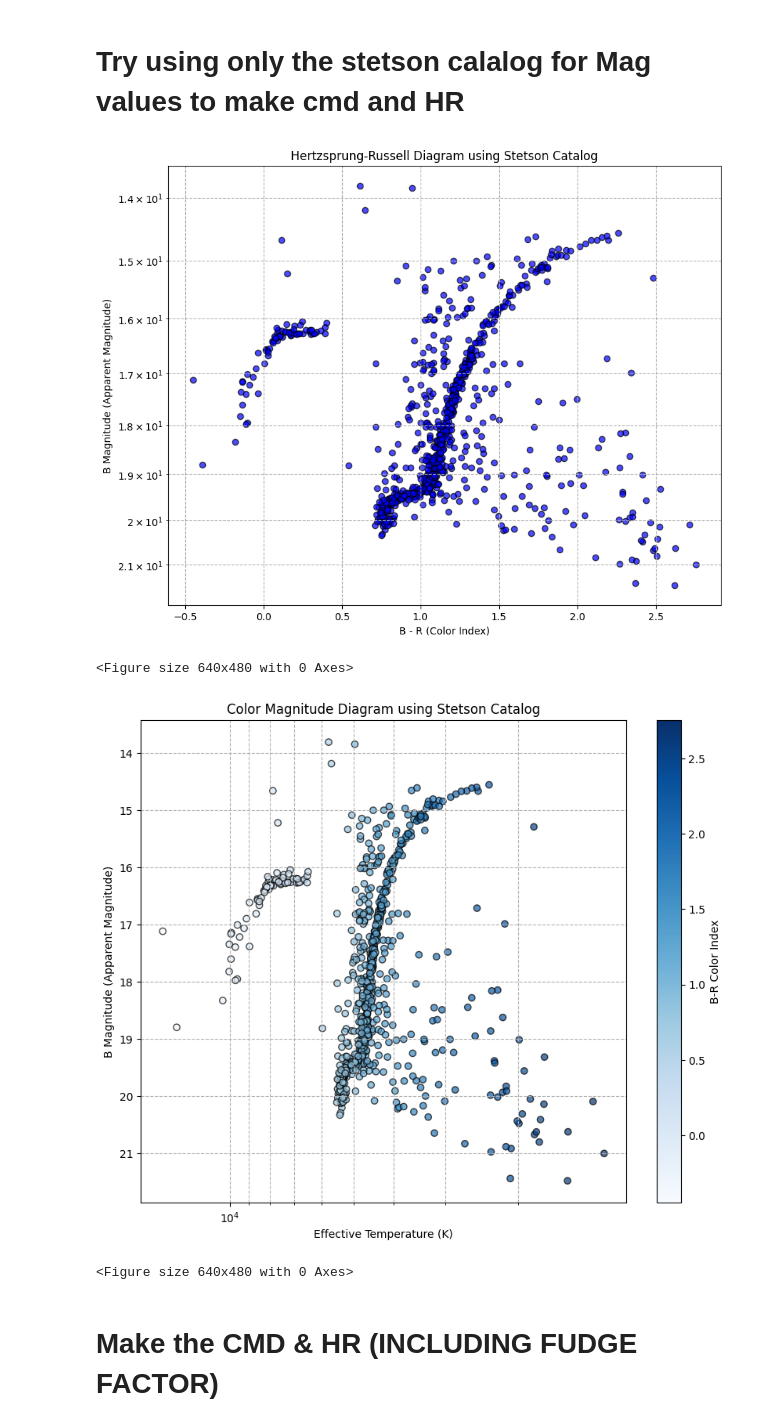
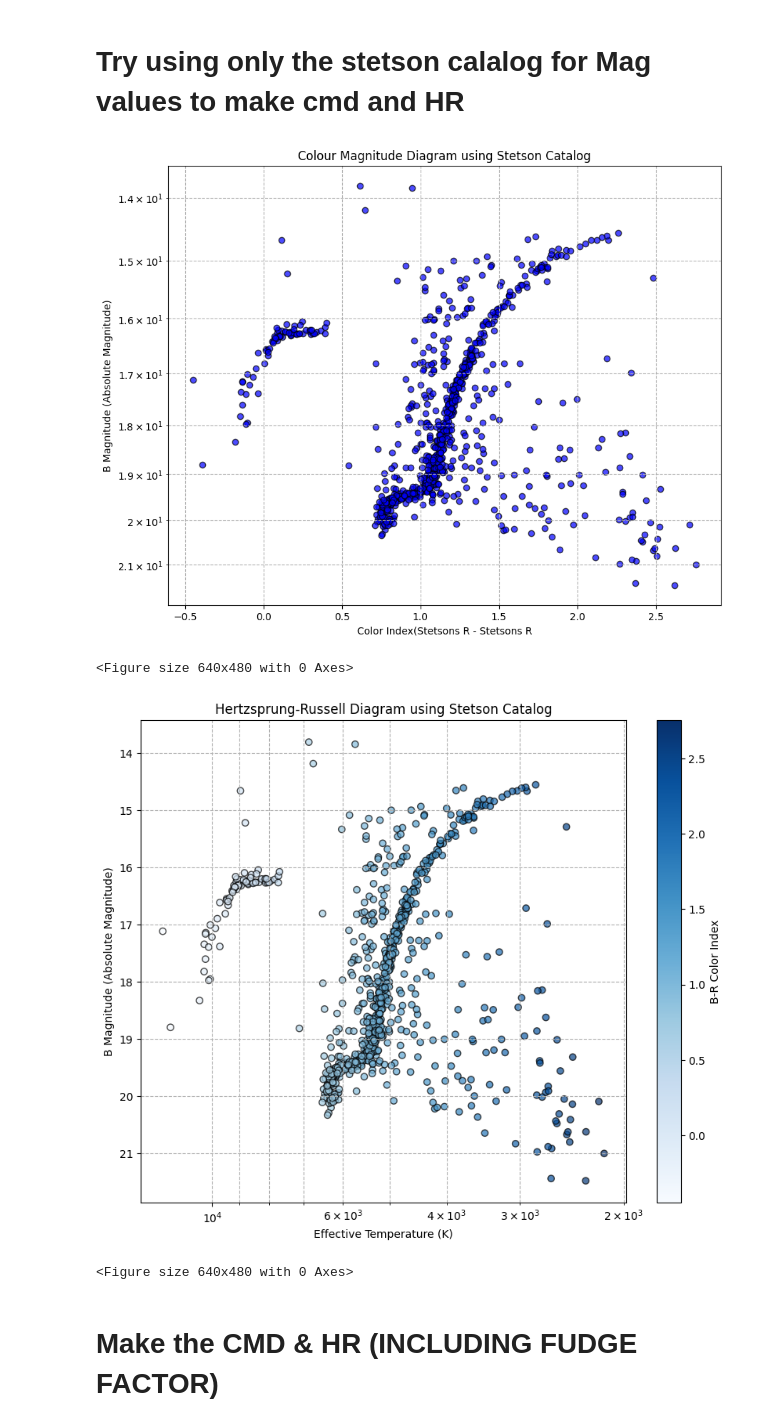
Before and after one commit to TheRealCass/Observing-M13, a Jupyter notebook: pipeline stage 2.ipynb, the cells around one changed output. Drawn from its saved outputs; the diff is of its cells as text; code cells hidden in the pictures.

```diff
--- a/pipeline stage 2.ipynb
+++ b/pipeline stage 2.ipynb
@@ -197,13 +214,17 @@ catalog_matches = coordinates_stetson[idx[sep_constraint]]
 detected_stars['coords'] = coordinates_detected
 # %% [markdown]
 # Define a function to convert B-R magnitude values to effective Tempurature
-# %%
-
-# Define the empirical relation to convert B-R to temperature (in Kelvin)
-def b_r_to_temp(b_r):
-    log_temp = 3.939 - 0.395 * b_r + 0.208 * (b_r ** 2) - 0.064 * (b_r ** 3)
-    temp = 10 ** log_temp
-    return temp
+# %%
+def b_r_to_temp(b_r):
+   log_temp = 3.979 - 0.234 * b_r
+   temp = 10 ** log_temp
+   return temp
+
+def apparent_to_absolute_magnitude(apparent_mag, distance_parsecs=16863):
+   # Distance modulus formula: M = m - 5 * log10(d / 10)
+   distance_modulus = 5 * np.log10(distance_parsecs) - 5
+   absolute_mag = apparent_mag - distance_modulus
+   return absolute_mag
 # %% [markdown]
 # Make the CMD & HR
 # %%
@@ -287,46 +309,45 @@ plt.figure(figsize=(10, 8))
 plt.scatter(stetson['B'] - stetson['R'], stetson['B'], color='blue', edgecolors='k', alpha=0.7)
 plt.yscale('log')  # Use logarithmic scale for the y-axis
 plt.gca().invert_yaxis()  # Invert y-axis for HR diagram
-plt.xlabel('B - R (Color Index)')
-plt.ylabel('B Magnitude (Apparent Magnitude)')
-plt.title('Hertzsprung-Russell Diagram using Stetson Catalog')
+plt.xlabel('Color Index(Stetsons R - Stetsons R')
+plt.ylabel('B Magnitude (Absolute Magnitude)')
+plt.title('Colour Magnitude Diagram using Stetson Catalog')
 plt.grid(True, which="both", ls="--")  # Grid for both major and minor ticks
 plt.savefig(DIRECTORY + "CMD (Stetsons Data).png")
 plt.show()
 plt.clf()
 
 
 # Calculate effective temperatures
 stetson['Temperature'] = b_r_to_temp(stetson['B'] - stetson['R'])
-
 # Normalize the B-R values for intensity mapping
 norm = mcolors.Normalize(vmin=min(stetson['B'] - stetson['R']), vmax=max(stetson['B'] - stetson['R']))
 cmap = plt.get_cmap('Blues')
 
 # Create the HR diagram with color intensity based on B-R values
 plt.figure(figsize=(10, 8))
 colors = cmap(norm(stetson['B'] - stetson['R']))
 sc = plt.scatter(stetson['Temperature'], stetson['B'], color=colors, edgecolors='k', alpha=0.7)
 plt.xscale('log')  # Use logarithmic scale for the x-axis
 plt.gca().invert_xaxis()  # Invert x-axis for HR diagram
 plt.gca().invert_yaxis()  # Invert y-axis to have brighter stars at the top
 plt.xlabel('Effective Temperature (K)')
-plt.ylabel('B Magnitude (Apparent Magnitude)')
-plt.title('Color Magnitude Diagram using Stetson Catalog')
+plt.ylabel('B Magnitude (Absolute Magnitude)')
+plt.title('Hertzsprung-Russell Diagram using Stetson Catalog')
 plt.grid(True, which="both", ls="--")  # Grid for both major and minor ticks
 
 # Add color bar
 sm = plt.cm.ScalarMappable(cmap=cmap, norm=norm)
 sm.set_array([])
 plt.colorbar(sm, label='B-R Color Index', ax=plt.gca())
 
 plt.savefig(DIRECTORY + "HR Diagram (Stetson Data).png")
 plt.show()
 plt.clf()
 # %% [output]
-[figure, old version]
+[figure, new version]
 <Figure size 640x480 with 0 Axes>
-[figure, old version]
+[figure, new version]
 <Figure size 640x480 with 0 Axes>
 # %% [markdown]
 # Make the CMD & HR (INCLUDING FUDGE FACTOR)
```
Also changed, not shown: parts of 9 cells of this notebook, 19 other files.
